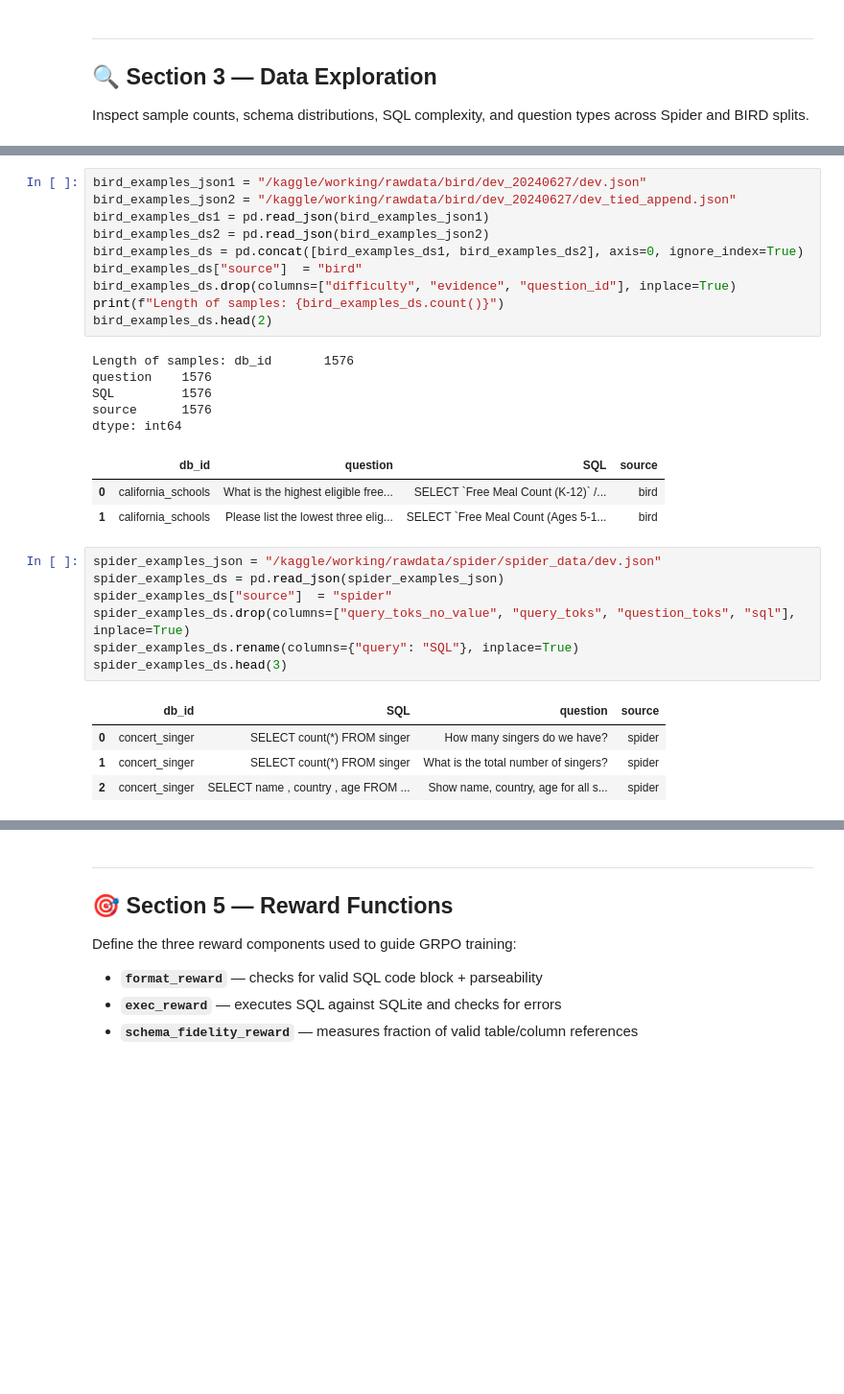
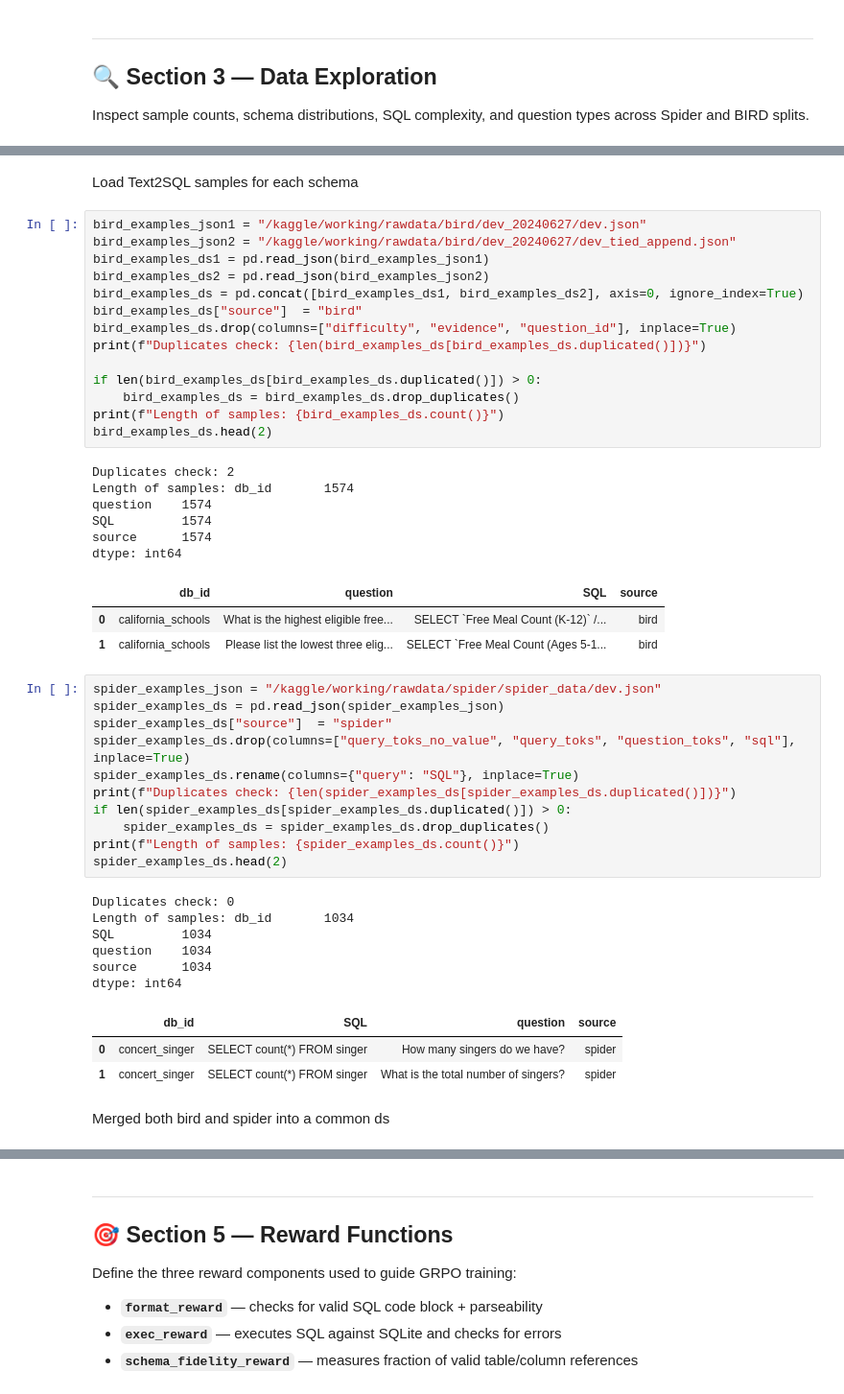
Before and after one commit to sriksmachi/text2sql-slm-finetuning-grpo, a Jupyter notebook: notebooks/01_data_exploration.ipynb, the cells around one changed output, grey strips where cells are left out. Shown at 96% size. Drawn from its saved outputs; the diff is of its cells as text; blank space fills up the shorter version.

```diff
--- a/notebooks/01_data_exploration.ipynb
+++ b/notebooks/01_data_exploration.ipynb
@@ -315,6 +275,8 @@ Number of schemas: 216
 | 2 | activity_1 | {'activity': ['actid', 'activity_... |
 | 3 | address_1 | {'student': ['stuid', 'lname', 'f... |
 | 4 | advertising_agencies | {'agencies': ['agency_id', 'agenc... |
+# %% [markdown]
+Load Text2SQL samples for each schema
 # %%
 bird_examples_json1 = "/kaggle/working/rawdata/bird/dev_20240627/dev.json"
 bird_examples_json2 = "/kaggle/working/rawdata/bird/dev_20240627/dev_tied_append.json"
@@ -323,13 +285,18 @@ bird_examples_ds2 = pd.read_json(bird_examples_json2)
 bird_examples_ds = pd.concat([bird_examples_ds1, bird_examples_ds2], axis=0, ignore_index=True)
 bird_examples_ds["source"]  = "bird"
 bird_examples_ds.drop(columns=["difficulty", "evidence", "question_id"], inplace=True)
+print(f"Duplicates check: {len(bird_examples_ds[bird_examples_ds.duplicated()])}")
+
+if len(bird_examples_ds[bird_examples_ds.duplicated()]) > 0:
+    bird_examples_ds = bird_examples_ds.drop_duplicates()
 print(f"Length of samples: {bird_examples_ds.count()}")
 bird_examples_ds.head(2)
 # %% [output]
-Length of samples: db_id       1576
-question    1576
-SQL         1576
-source      1576
+Duplicates check: 2
+Length of samples: db_id       1574
+question    1574
+SQL         1574
+source      1574
 dtype: int64
 |  | db_id | question | SQL | source |
 | 0 | california_schools | What is the highest eligible free... | SELECT `Free Meal Count (K-12)` /... | bird |
@@ -337,15 +304,26 @@ dtype: int64
 # %%
 spider_examples_json = "/kaggle/working/rawdata/spider/spider_data/dev.json"
 spider_examples_ds = pd.read_json(spider_examples_json)
 spider_examples_ds["source"]  = "spider"
 spider_examples_ds.drop(columns=["query_toks_no_value", "query_toks", "question_toks", "sql"], inplace=True)
 spider_examples_ds.rename(columns={"query": "SQL"}, inplace=True)
-spider_examples_ds.head(3)
+print(f"Duplicates check: {len(spider_examples_ds[spider_examples_ds.duplicated()])}")
+if len(spider_examples_ds[spider_examples_ds.duplicated()]) > 0:
+    spider_examples_ds = spider_examples_ds.drop_duplicates()
+print(f"Length of samples: {spider_examples_ds.count()}")
+spider_examples_ds.head(2)
 # %% [output]
+Duplicates check: 0
+Length of samples: db_id       1034
+SQL         1034
+question    1034
+source      1034
+dtype: int64
 |  | db_id | SQL | question | source |
 | 0 | concert_singer | SELECT count(*) FROM singer | How many singers do we have? | spider |
 | 1 | concert_singer | SELECT count(*) FROM singer | What is the total number of singers? | spider |
-| 2 | concert_singer | SELECT name , country , age FROM ... | Show name, country, age for all s... | spider |
+# %% [markdown]
+Merged both bird and spider into a common ds
 # %%
 examples_ds = pd.concat([spider_examples_ds, bird_examples_ds], axis=0, ignore_index=True)
 print(f"Total Examples: {len(examples_ds)}")
```
Also changed, not shown: parts of 30 cells of this notebook.
